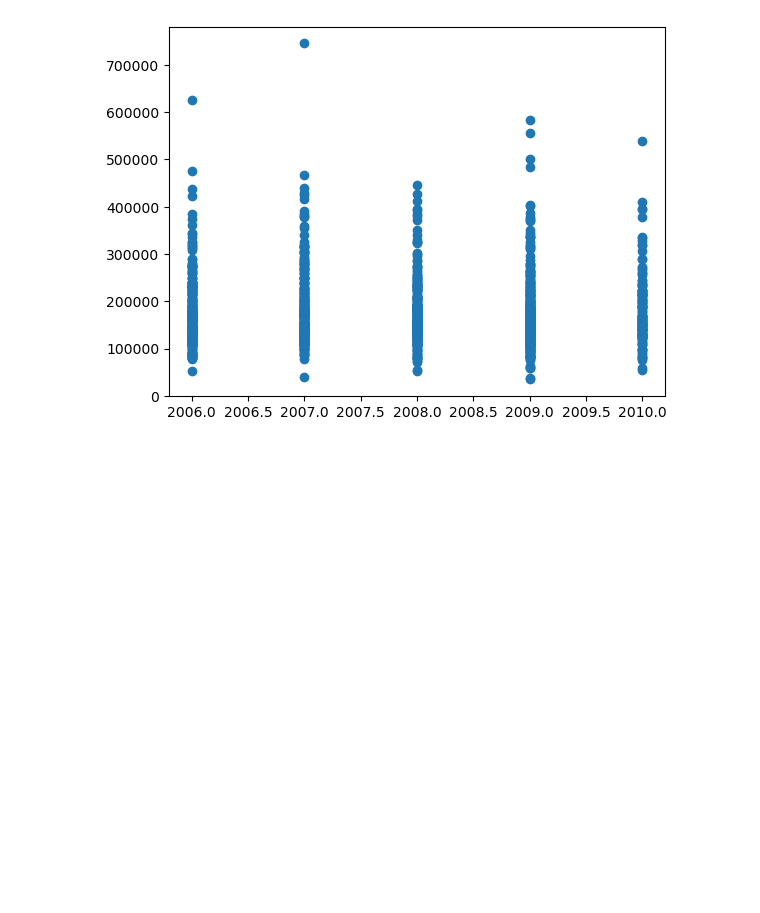
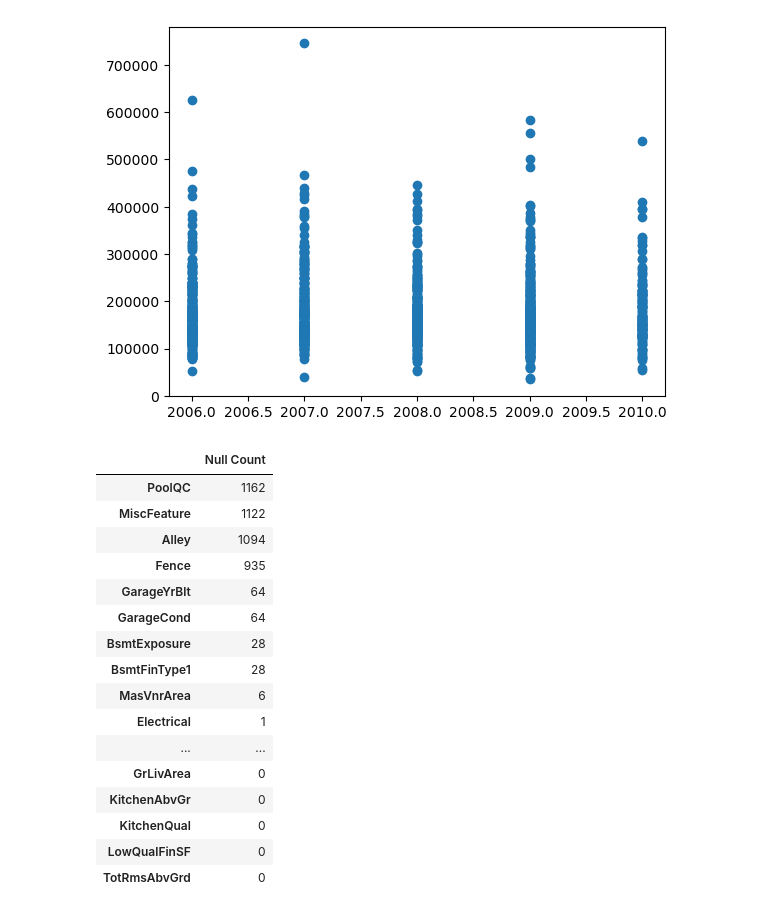
Before and after one commit to felixfaruix/kaggle-competitions, a Jupyter notebook: notebooks/HousePrices/house_prices_regression.ipynb, the cells around one changed output. Cells and saved outputs as stored; diff of their text form; code cells hidden in the pictures; blank space fills up the shorter version.

```diff
--- a/notebooks/HousePrices/house_prices_regression.ipynb
+++ b/notebooks/HousePrices/house_prices_regression.ipynb
@@ -346,3 +357,23 @@ plt.scatter(x="YrSold", y="SalePrice", data=train_data)
 # %% [output]
 <matplotlib.collections.PathCollection at 0x...>
 [figure]
+# %%
+pd.DataFrame(train_data.isnull().sum(), columns=['Null Count']).sort_values(by='Null Count', ascending=False).head(20)
+# %% [output]
+|  | Null Count |
+| PoolQC | 1162 |
+| MiscFeature | 1122 |
+| Alley | 1094 |
+| Fence | 935 |
+| GarageYrBlt | 64 |
+| GarageCond | 64 |
+| BsmtExposure | 28 |
+| BsmtFinType1 | 28 |
+| MasVnrArea | 6 |
+| Electrical | 1 |
+| ... | ... |
+| GrLivArea | 0 |
+| KitchenAbvGr | 0 |
+| KitchenQual | 0 |
+| LowQualFinSF | 0 |
+| TotRmsAbvGrd | 0 |
```
Also changed, not shown: parts of 12 cells of this notebook.
